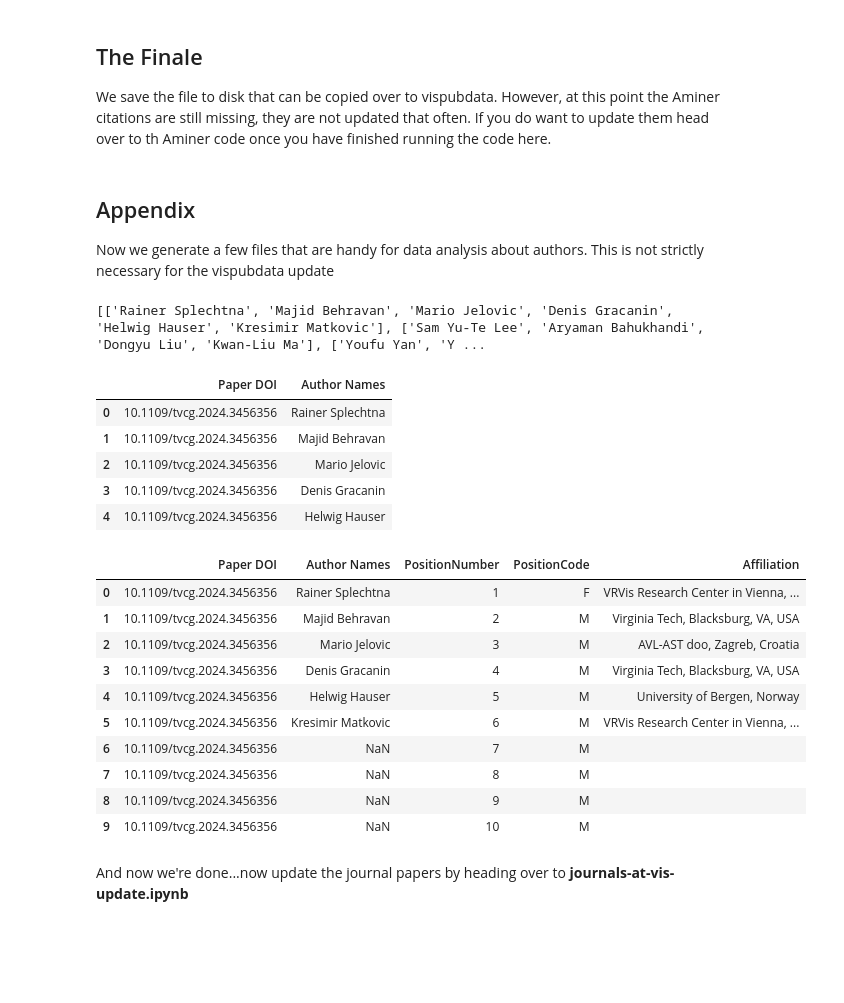
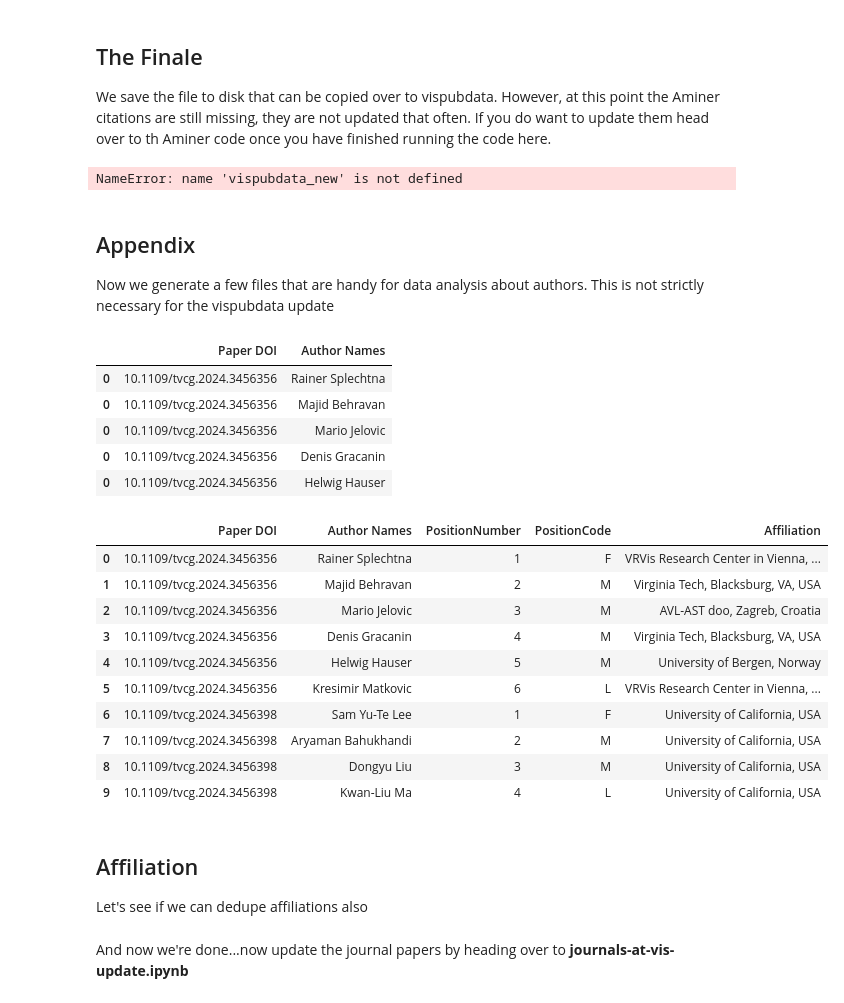
Before and after one commit to pisenberg/vispubdata, a Jupyter notebook: vispubdata-update/Vispubdata update IEEE VIS papers.ipynb, the cells around one changed output. Cells and saved outputs as stored; diff of their text form; code cells hidden in the pictures; blank space fills up the shorter version.

```diff
--- a/vispubdata-update/Vispubdata update IEEE VIS papers.ipynb
+++ b/vispubdata-update/Vispubdata update IEEE VIS papers.ipynb
@@ -103,7 +103,7 @@ These next code sections will download and check that there is a json file with
 
 #set whether or not to download all files again or just check for new ones
 # --> if you want updated download counts, then set this to true
-renewall = False
+renewall = True
 
 print(xplore_numbers.tail(10))
 # %% [output]
@@ -1295,9 +1295,13 @@ for doi in dois_not_in_dblp:
 We save the file to disk that can be copied over to vispubdata. However, at this point the Aminer citations are still missing, they are not updated that often. If you do want to update them head over to th Aminer code once you have finished running the code here.
 # %%
 vispubdata_new.to_csv("results/vispubdata-update.csv",index=False)
+# %% [output]
+NameError: name 'vispubdata_new' is not defined
 # %% [markdown]
 ## Appendix
 Now we generate a few files that are handy for data analysis about authors. This is not strictly necessary for the vispubdata update
+# %%
+vispubdata_new = pd.read_csv("results/vispubdata-update.csv",dtype=object, encoding ='utf-8',keep_default_na=False)
 # %%
 deduped_authors = []
 
@@ -1322,24 +1326,34 @@ pd.DataFrame({'Authors':deduped_unique_authors}).to_csv('results/Deduped-Authors
 papersAuthorsTemp = pd.DataFrame({'Paper DOI':vispubdata_new['DOI'],'Author Names':vispubdata_new['AuthorNames-Deduped']})
 
 authors = papersAuthorsTemp['Author Names'].str.split(';').tolist()
-print(authors)
-papersAuthors = pd.DataFrame(authors, index=papersAuthorsTemp['Paper DOI']).stack()
-papersAuthors = papersAuthors.reset_index([0, 'Paper DOI'])
-papersAuthors.columns = ['Paper DOI', 'Author Names']
+#print(authors)
+#papersAuthors = pd.DataFrame(authors, index=papersAuthorsTemp['Paper DOI']).stack()
+#papersAuthors = papersAuthors.reset_index([0, 'Paper DOI'])
+#papersAuthors.columns = ['Paper DOI', 'Author Names']
+
+papersAuthors = (
+    vispubdata_new[['DOI', 'AuthorNames-Deduped']]
+    .assign(**{'Author Names': lambda x: x['AuthorNames-Deduped'].str.split(';')})
+    .drop(columns='AuthorNames-Deduped')
+    .rename(columns={'DOI': 'Paper DOI'})
+    .explode('Author Names')
+)
 
 papersAuthors.to_csv("results/DedupedAuthors-Papers.csv",index=False)
 
 papersAuthors.head()
 # %% [output]
-[['Rainer Splechtna', 'Majid Behravan', 'Mario Jelovic', 'Denis Gracanin', 'Helwig Hauser', 'Kresimir Matkovic'], ['Sam Yu-Te Lee', 'Aryaman Bahukhandi', 'Dongyu Liu', 'Kwan-Liu Ma'], ['Youfu Yan', 'Y ...
 |  | Paper DOI | Author Names |
 | 0 | 10.1109/tvcg.2024.3456356 | Rainer Splechtna |
-| 1 | 10.1109/tvcg.2024.3456356 | Majid Behravan |
-| 2 | 10.1109/tvcg.2024.3456356 | Mario Jelovic |
-| 3 | 10.1109/tvcg.2024.3456356 | Denis Gracanin |
-| 4 | 10.1109/tvcg.2024.3456356 | Helwig Hauser |
+| 0 | 10.1109/tvcg.2024.3456356 | Majid Behravan |
+| 0 | 10.1109/tvcg.2024.3456356 | Mario Jelovic |
+| 0 | 10.1109/tvcg.2024.3456356 | Denis Gracanin |
+| 0 | 10.1109/tvcg.2024.3456356 | Helwig Hauser |
 # %%
-papersAuthorsPosition = papersAuthors
+#papersAuthorsPosition = papersAuthors
+papersAuthorsPosition = papersAuthors.copy()
+papersAuthorsPosition = papersAuthorsPosition.reset_index(drop=True)
+
 papersAuthorsPosition['PositionNumber'] = -1
 papersAuthorsPosition['PositionCode'] = ''
 papersAuthorsPosition['Affiliation'] = ''
@@ -1374,37 +1388,41 @@ for index, row in papersAuthorsPosition.iterrows():
             papersAuthorsPosition.loc[lastindex,'PositionCode'] = 'L'
             #if it was a single author, we set them to 'F'
             if papersAuthorsPosition.loc[lastindex,'PositionNumber'] == 1:
                 papersAuthorsPosition.loc[lastindex,'PositionCode'] = 'F'
 
     elif doi == lastDOI:
         #we're still at the same paper
         if len(affList) > lastPosition:
             affiliation = affList[lastPosition]
         position = lastPosition + 1
         positionCode = 'M'
 
 
     papersAuthorsPosition.loc[index,'PositionNumber'] = position
     papersAuthorsPosition.loc[index,'PositionCode'] = positionCode
     papersAuthorsPosition.loc[index,'Affiliation'] = affiliation
     lastindex = index
     lastPosition = position
 
 
 papersAuthorsPosition.to_csv("results/DedupedAuthors-Papers-Position-Affiliation.csv",index=False)
 
 papersAuthorsPosition.head(10)
 # %% [output]
 |  | Paper DOI | Author Names | PositionNumber | PositionCode | Affiliation |
 | 0 | 10.1109/tvcg.2024.3456356 | Rainer Splechtna | 1 | F | VRVis Research Center in Vienna, ... |
 | 1 | 10.1109/tvcg.2024.3456356 | Majid Behravan | 2 | M | Virginia Tech, Blacksburg, VA, USA |
 | 2 | 10.1109/tvcg.2024.3456356 | Mario Jelovic | 3 | M | AVL-AST doo, Zagreb, Croatia |
 | 3 | 10.1109/tvcg.2024.3456356 | Denis Gracanin | 4 | M | Virginia Tech, Blacksburg, VA, USA |
 | 4 | 10.1109/tvcg.2024.3456356 | Helwig Hauser | 5 | M | University of Bergen, Norway |
-| 5 | 10.1109/tvcg.2024.3456356 | Kresimir Matkovic | 6 | M | VRVis Research Center in Vienna, ... |
-| 6 | 10.1109/tvcg.2024.3456356 | NaN | 7 | M |  |
-| 7 | 10.1109/tvcg.2024.3456356 | NaN | 8 | M |  |
-| 8 | 10.1109/tvcg.2024.3456356 | NaN | 9 | M |  |
-| 9 | 10.1109/tvcg.2024.3456356 | NaN | 10 | M |  |
+| 5 | 10.1109/tvcg.2024.3456356 | Kresimir Matkovic | 6 | L | VRVis Research Center in Vienna, ... |
+| 6 | 10.1109/tvcg.2024.3456398 | Sam Yu-Te Lee | 1 | F | University of California, USA |
+| 7 | 10.1109/tvcg.2024.3456398 | Aryaman Bahukhandi | 2 | M | University of California, USA |
+| 8 | 10.1109/tvcg.2024.3456398 | Dongyu Liu | 3 | M | University of California, USA |
+| 9 | 10.1109/tvcg.2024.3456398 | Kwan-Liu Ma | 4 | L | University of California, USA |
+# %% [markdown]
+## Affiliation
+
+Let's see if we can dedupe affiliations also
 # %% [markdown]
 And now we're done...now update the journal papers by heading over to **journals-at-vis-update.ipynb**
```
Also changed, not shown: parts of 5 cells of this notebook, 15 other files.
